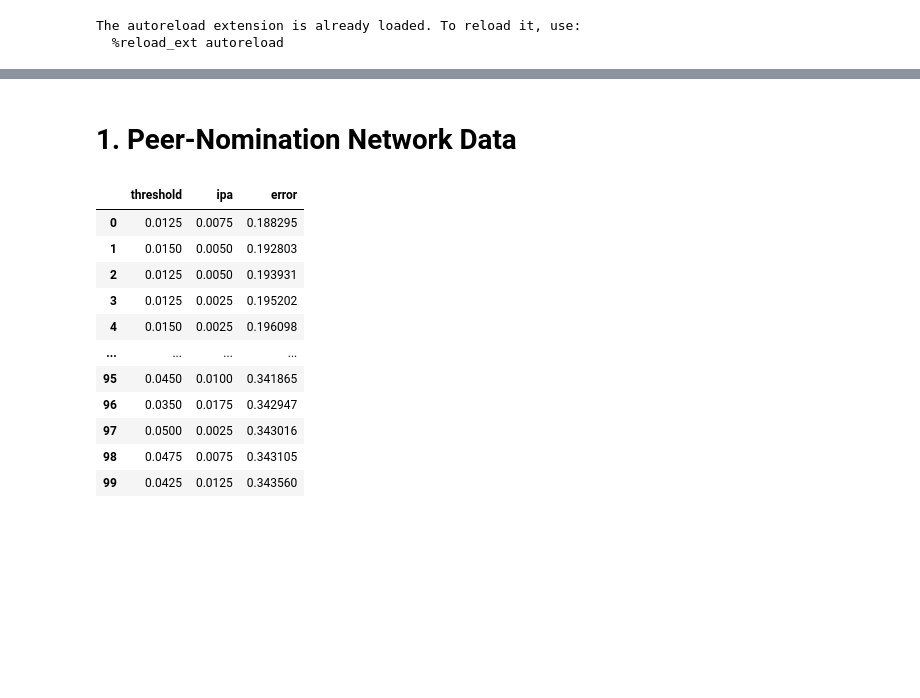
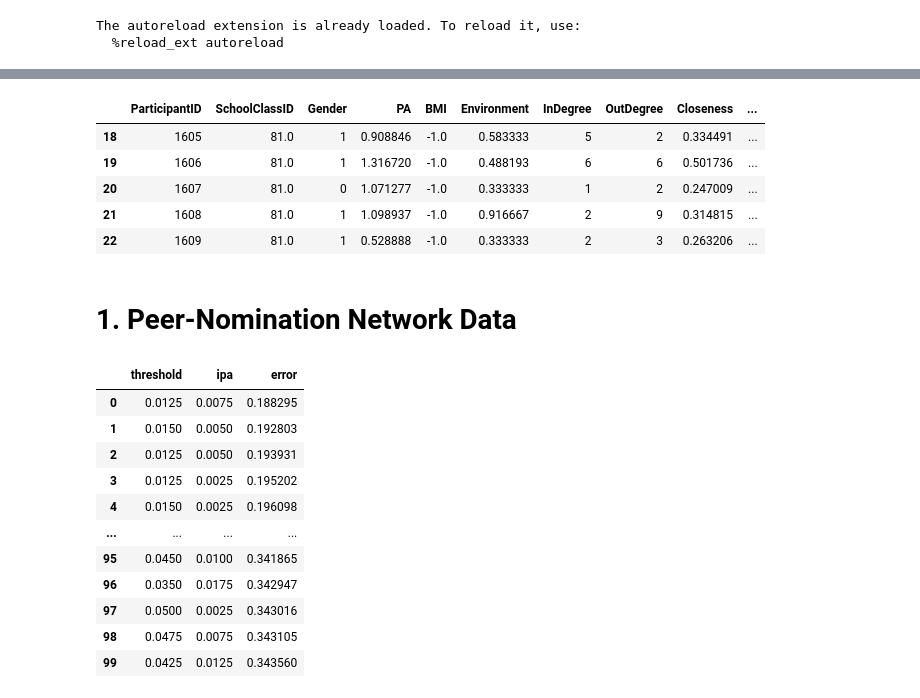
Before and after one commit to MovezNetwork/ABM-PA, a Jupyter notebook: notebooks/simulation_interventions.ipynb, the cells around one changed output, grey strips where cells are left out. Cells and saved outputs as stored; diff of their text form; code cells hidden in the pictures; blank space fills up the shorter version.

```diff
--- a/notebooks/simulation_interventions.ipynb
+++ b/notebooks/simulation_interventions.ipynb
@@ -33,0 +56,2 @@ simulation =  s.Simulation()
+# %%
+df_network_social, df_ego_social = simulation.SocialFacilitationPopulation.population_network_summary(simulation.SocialFacilitationPopulation.graph)
@@ -34,3 +67,12 @@ simulation =  s.Simulation()
+# %%
+df_ego_social.head()
+# %% [output]
+|  | ParticipantID | SchoolClassID | Gender | PA | BMI | Environment | InDegree | OutDegree | Closeness | ... |
+| 18 | 1605 | 81.0 | 1 | 0.908846 | -1.0 | 0.583333 | 5 | 2 | 0.334491 | ... |
+| 19 | 1606 | 81.0 | 1 | 1.316720 | -1.0 | 0.488193 | 6 | 6 | 0.501736 | ... |
+| 20 | 1607 | 81.0 | 0 | 1.071277 | -1.0 | 0.333333 | 1 | 2 | 0.247009 | ... |
+| 21 | 1608 | 81.0 | 1 | 1.098937 | -1.0 | 0.916667 | 2 | 9 | 0.314815 | ... |
+| 22 | 1609 | 81.0 | 1 | 0.528888 | -1.0 | 0.333333 | 2 | 3 | 0.263206 | ... |
 # %% [markdown]
 # 1. Peer-Nomination Network Data
 # %%
```
Also changed, not shown: parts of 5 cells of this notebook, 2 other files.
